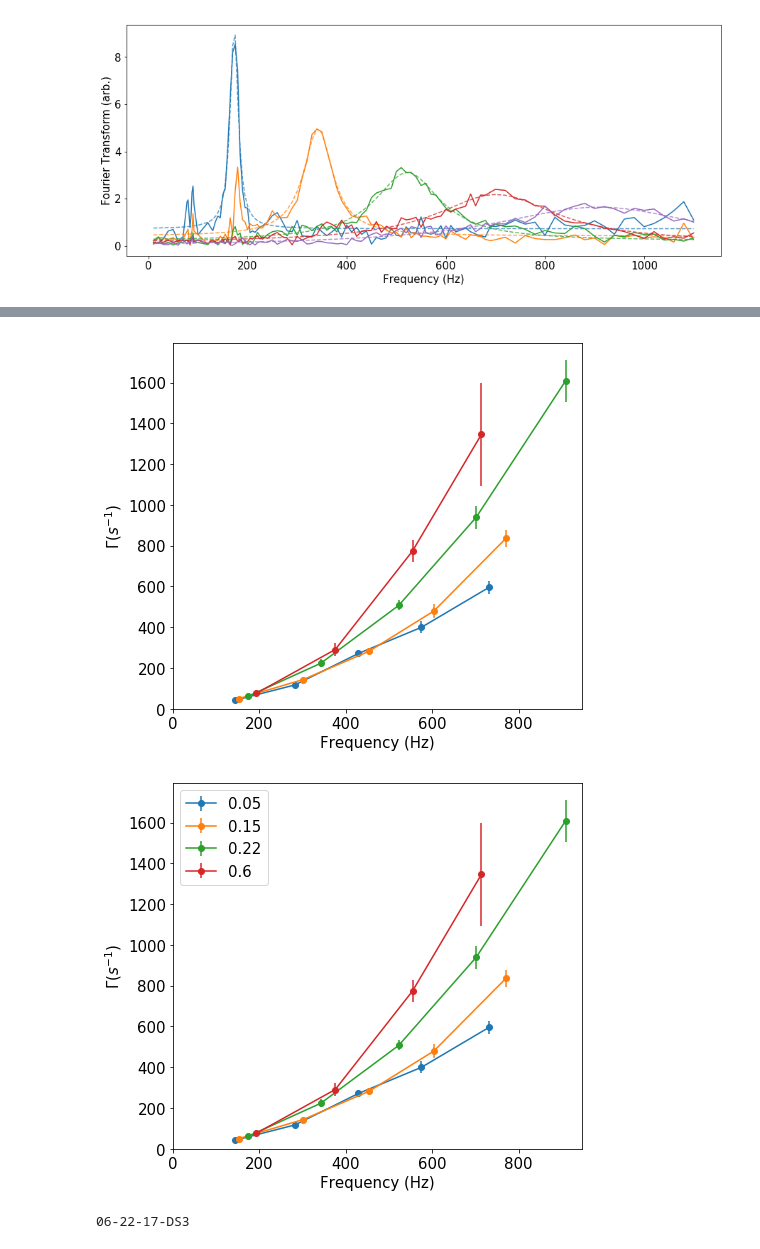
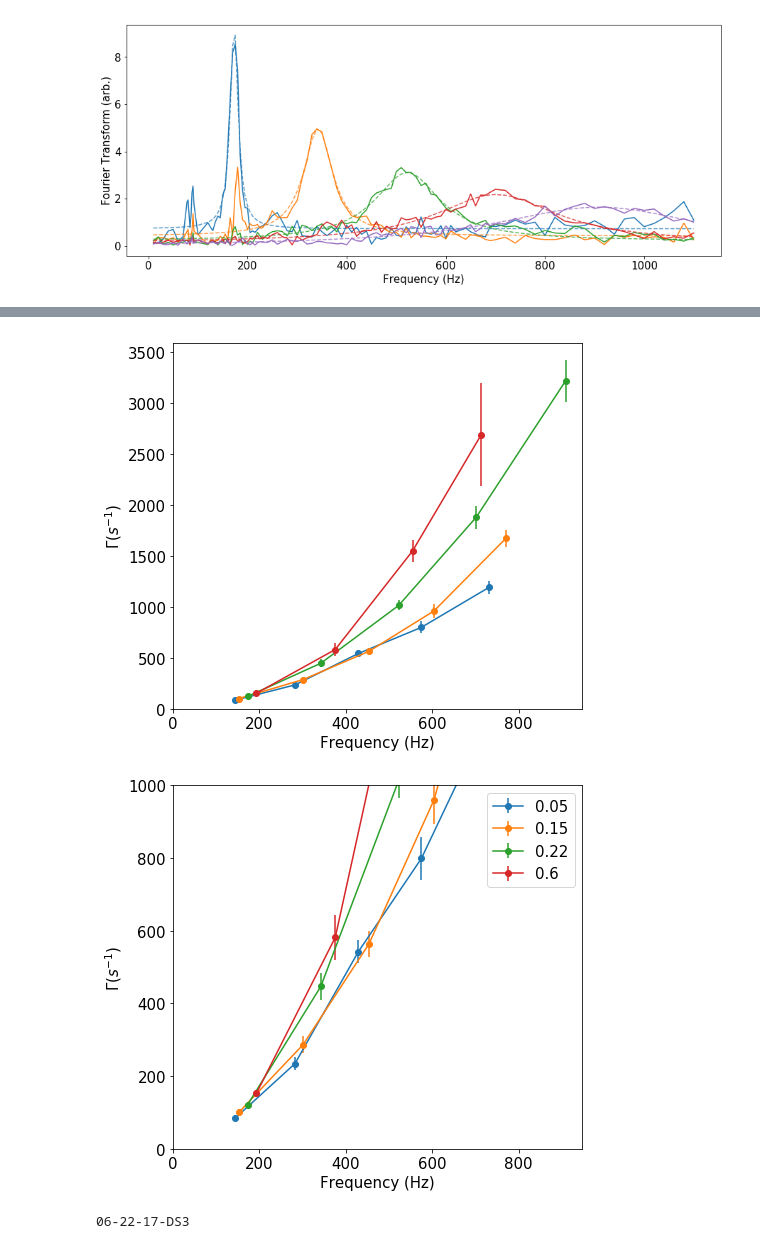
Before and after one commit to ranchop/QCalc, a Jupyter notebook: Box Shaking/Specific Datasets/Sonogram/Sonogram Analyzer.ipynb, the cells around one changed output, grey strips where cells are left out. Drawn from its saved outputs; the diff is of its cells as text; code cells hidden in the pictures.

```diff
--- a/Box Shaking/Specific Datasets/Sonogram/Sonogram Analyzer.ipynb
+++ b/Box Shaking/Specific Datasets/Sonogram/Sonogram Analyzer.ipynb
@@ -28,8 +34,8 @@ Using the local database copy. Could be outdated!
 # %%
 # Bunch of functions
 
-def lorentzian_fitfun(f, f0, gamma, amp=1, offset=0):
-    return amp * (gamma)**2 / ((f-f0)**2 + (gamma)**2) + offset
+def lorentzian_fitfun(f, f0, gamma, amp=1, offset=0, gradient=0):
+    return amp * (gamma/2)**2 / ((f-f0)**2 + (gamma/2)**2) + offset + gradient*f
 
 def gaussian(x, x0, sigma, amp, offset=0): return offset + amp*np.exp(- (x-x0)**2 / (2*sigma**2))
 
@@ -503,6 +509,7 @@ def makeplot_atomnum_hist(ax, df):
 dataset_filename = 'Filenames.xlsx'
 dataset_all_info = pd.read_excel(dataset_filename, sheetname=None)
 dataset_all_keys = list(dataset_all_info.keys())
+dataset_all = dict()
 print(dataset_all_keys)
 # %% [output]
 ['06-22-17-DS3', '06-23-17-DS1', '06-23-17-DS2', '06-23-17-DS3', '07-10-17-DS1', '07-11-17-DS1', '07-11-17-DS2']
@@ -923,6 +938,7 @@ def calculate_fourier_widths_peaks(k, mode_ind, mode_num = np.array([2, 4, 6, 8,
         ax.plot(x, c(x), '--C{}'.format(i), alpha=0.75)
 
     dataset_all[k]['FW_peaks'] = [np.array([f['f0'] for f in fits]), np.abs([twopi*f['gamma'] for f in fits]), np.array([twopi*f.fiterrors['gamma'] for f in fits])]
+    dataset_all[k]['Freq_Peaks'] = [mode_num, np.abs([f['f0'] for f in fits]), np.array([twopi*f.fiterrors['f0'] for f in fits])]
     return ax
 # %%
 ax = plot_ft(dataset_all['keys'][0], cmap='viridis')
@@ -975,25 +991,25 @@ plt.xticks(fontsize=15)
 plt.yticks(fontsize=15)
 # plt.legend(fontsize=15)
 plt.tight_layout()
-fig.savefig("Gamma_f_fromPeaks_combined.pdf")
+# fig.savefig("Gamma_f_fromPeaks_combined.pdf")
 # %% [output]
-[figure, old version]
+[figure, new version]
 # %%
 # Plot gamma vs freq, combined
 fig = plt.figure(figsize=[7, 6])
 for k in k_order:
     plt.errorbar(*dataset_all[k]['FW_peaks'], fmt='o-', label='{}'.format(dataset_all[k]['temp_appx']))
 plt.xlabel('Frequency (Hz)', fontsize=15)
 plt.ylabel(r'$\Gamma (s^{-1})$', fontsize=15)
 plt.xlim([0, None])
-plt.ylim([0, None])
+plt.ylim([0, 1000])
 plt.xticks(fontsize=15)
 plt.yticks(fontsize=15)
 plt.legend(fontsize=15)
 plt.tight_layout()
-fig.savefig("Gamma_f_fromPeaks_combined_temp.pdf")
+# fig.savefig("Gamma_f_fromPeaks_combined_temp.pdf")
 # %% [output]
-[figure, old version]
+[figure, new version]
 # %%
 # Copy to clipboard
 k = dataset_all['keys'][0]
```
Also changed, not shown: parts of 11 cells of this notebook, 13 other files.
